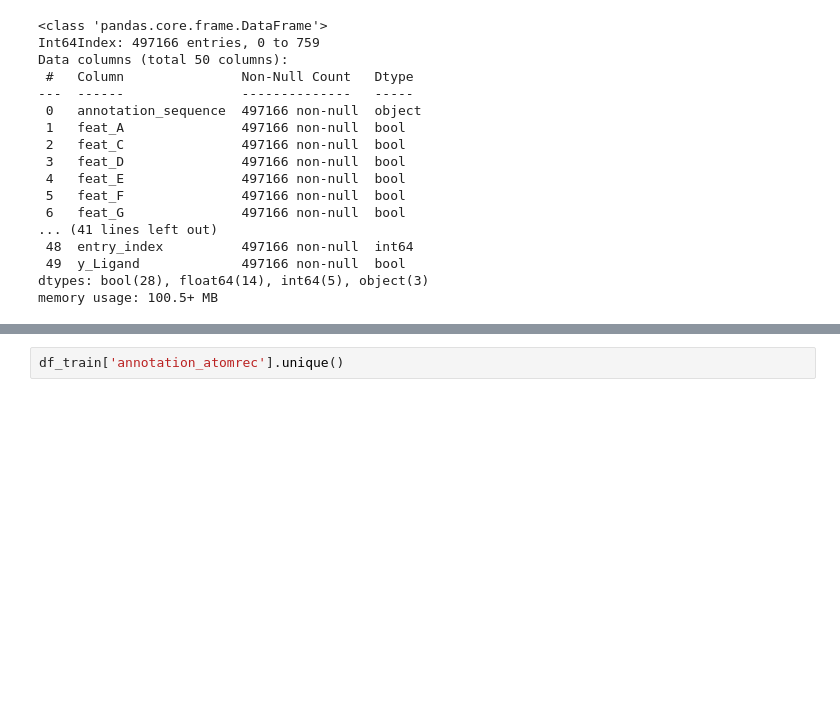
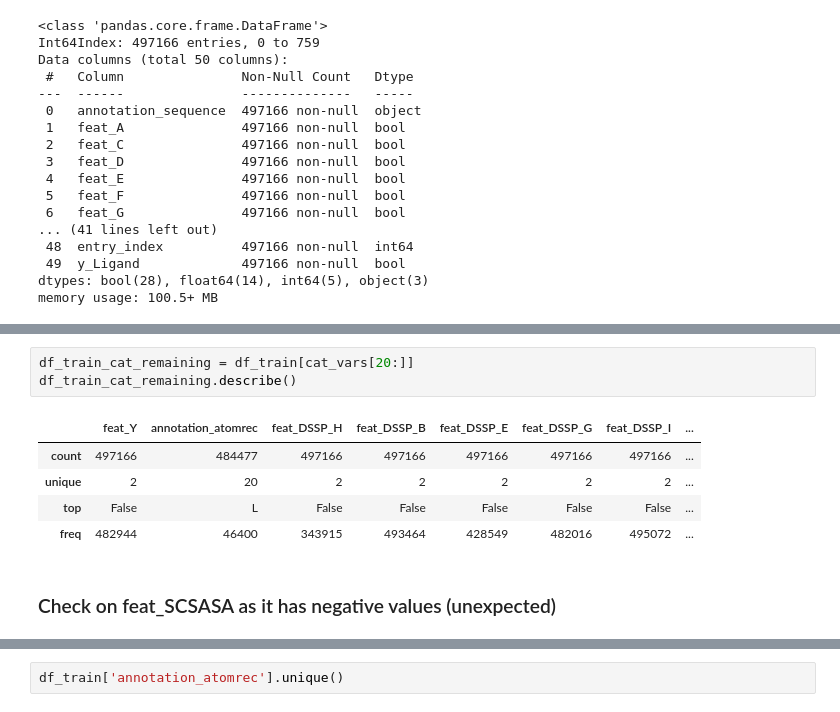
Before and after one commit to Peter-Hou/Predicting-Drug-Binding-Sites-in-Human-Proteins, a Jupyter notebook: model building/Predicting_Drug_Binding_Sites_in_Human_Proteins.ipynb, the cells around one changed output, grey strips where cells are left out. Cells and saved outputs as stored; diff of their text form; blank space fills up the shorter version.

```diff
--- a/model building/Predicting_Drug_Binding_Sites_in_Human_Proteins.ipynb
+++ b/model building/Predicting_Drug_Binding_Sites_in_Human_Proteins.ipynb
@@ -82,0 +144,11 @@ memory usage: 100.5+ MB
+# %%
+df_train_cat_remaining = df_train[cat_vars[20:]]
+df_train_cat_remaining.describe()
+# %% [output]
+|  | feat_Y | annotation_atomrec | feat_DSSP_H | feat_DSSP_B | feat_DSSP_E | feat_DSSP_G | feat_DSSP_I | ... |
+| count | 497166 | 484477 | 497166 | 497166 | 497166 | 497166 | 497166 | ... |
+| unique | 2 | 20 | 2 | 2 | 2 | 2 | 2 | ... |
+| top | False | L | False | False | False | False | False | ... |
+| freq | 482944 | 46400 | 343915 | 493464 | 428549 | 482016 | 495072 | ... |
+# %% [markdown]
+### Check on feat_SCSASA as it has negative values (unexpected)
```
Also changed, not shown: parts of 8 cells of this notebook.
